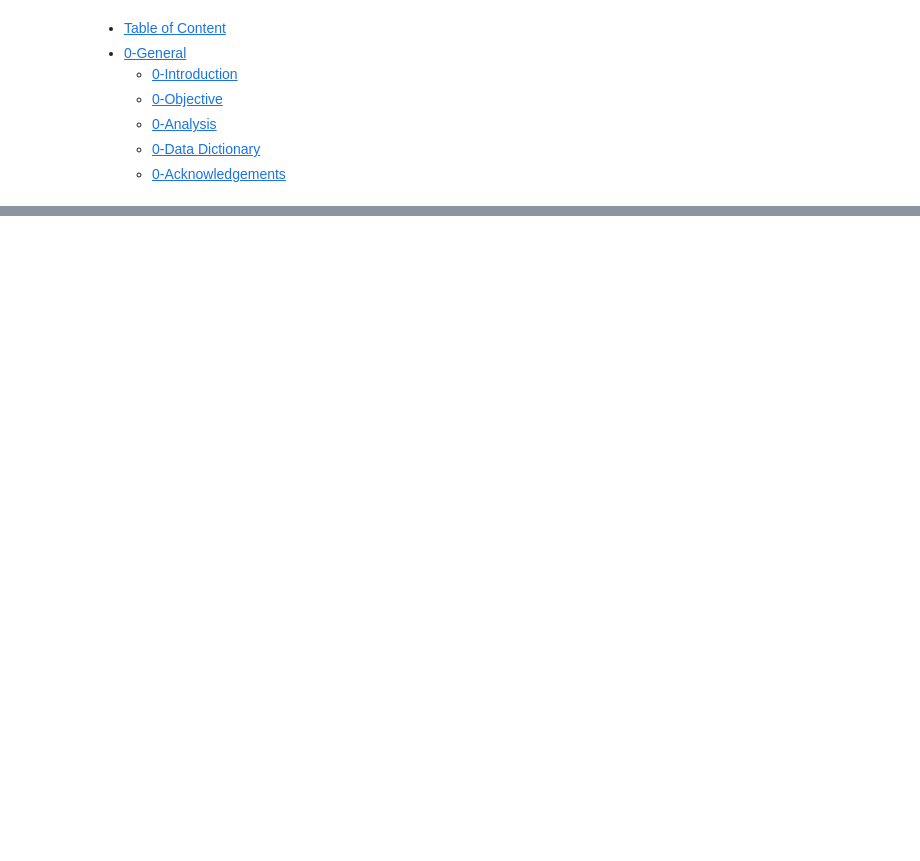
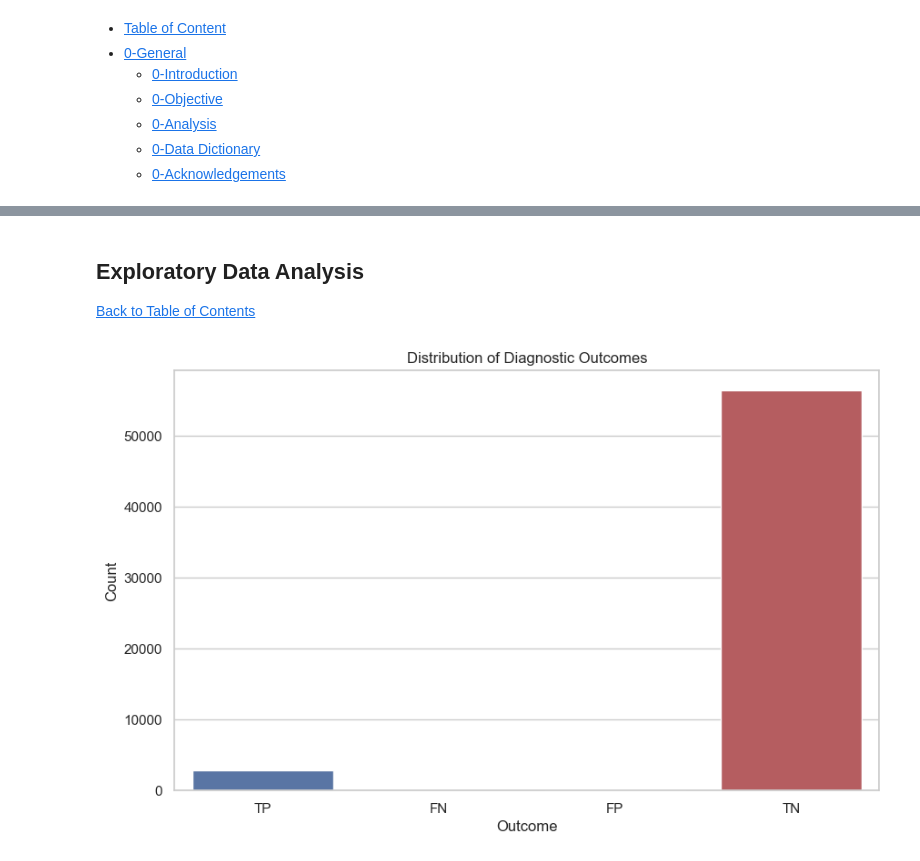
Before and after one commit to sschepanski/CanineLungCancerDetection, a Jupyter notebook: scr/DogScanPrediction.ipynb, the cells around one changed output, grey strips where cells are left out. Cells and saved outputs as stored; diff of their text form; code cells hidden in the pictures; blank space fills up the shorter version.

Commit message:
Changes in Analysis

```diff
--- a/scr/DogScanPrediction.ipynb
+++ b/scr/DogScanPrediction.ipynb
@@ -1145,0 +788,16 @@ A tibble: 6 x 38
+# %% [markdown]
+## Exploratory Data Analysis
+[Back to Table of Contents](#table-of-contents)
+# %%
+# Plot the count of each diagnostic outcome
+sns.countplot(data=complete_data, x="diagnostic_outcome", order=["TP", "FN", "FP", "TN"])
+
+# Add plot labels
+plt.title("Distribution of Diagnostic Outcomes")
+plt.xlabel("Outcome")
+plt.ylabel("Count")
+
+# Show the plot
+plt.show()
+# %% [output]
+[figure, added]
```
Also changed, not shown: parts of 237 cells of this notebook, 2 other files.
